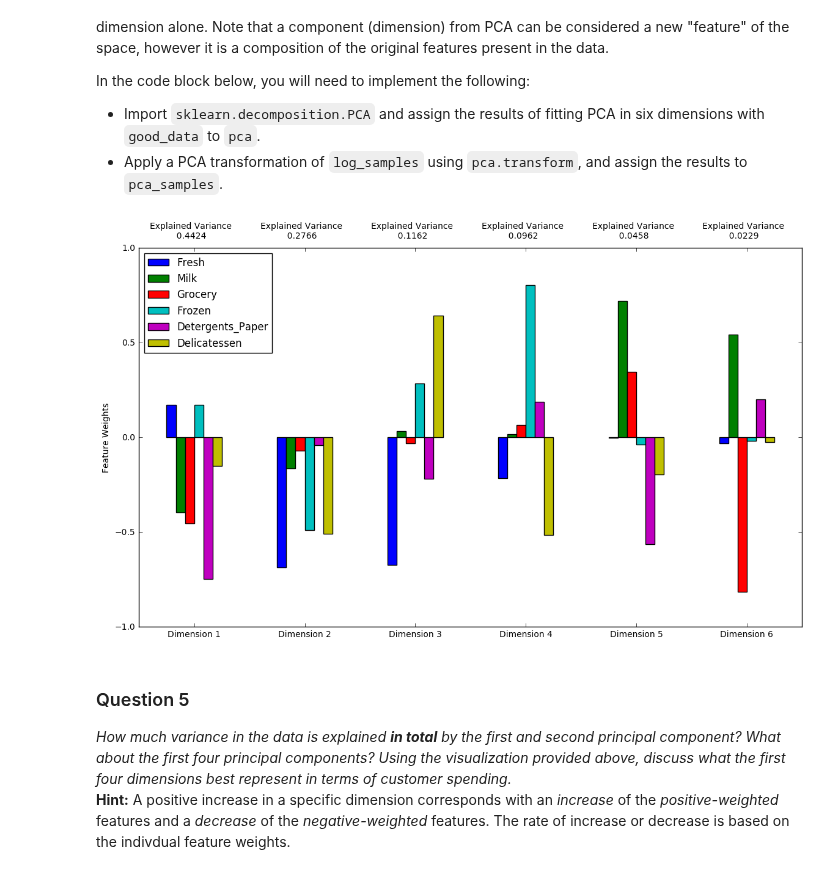
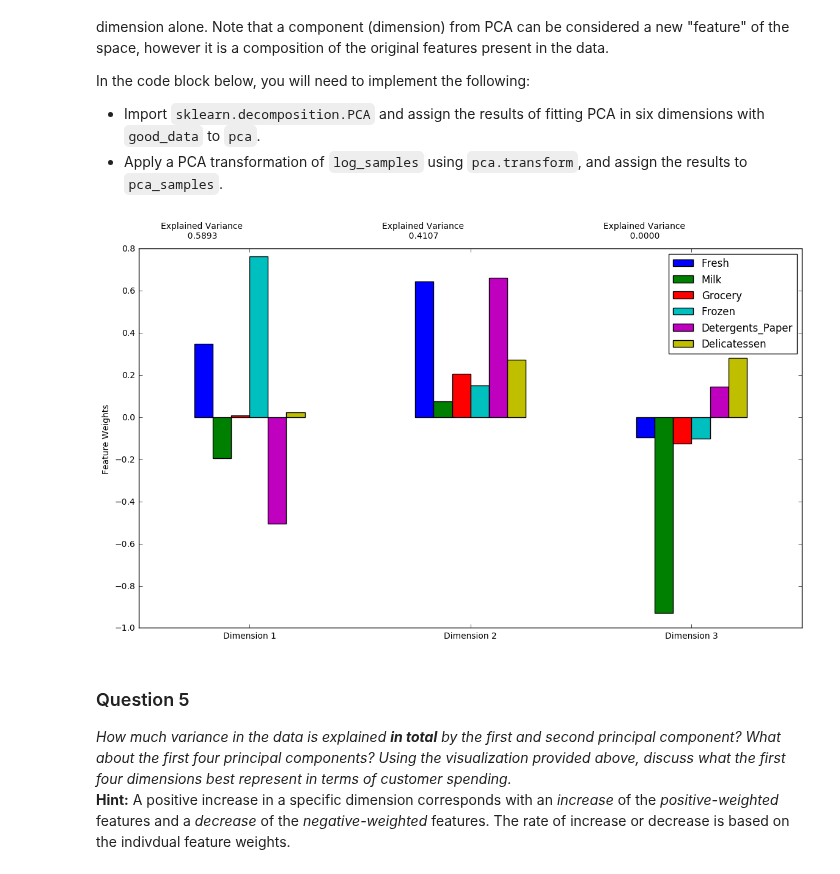
Before and after one commit to markdyousef/ML-Nanodegree, a Jupyter notebook: projects/customer_segments/customer_segments.ipynb, the cells around one changed output. Saved outputs shown, nothing was run; the diff lists cells and outputs as text; code cells hidden in the pictures.

Commit message:
changed to use sample data in pca implementation

```diff
--- a/projects/customer_segments/customer_segments.ipynb
+++ b/projects/customer_segments/customer_segments.ipynb
@@ -151,7 +151,7 @@ In the code block below, you will need to implement the following:
 log_data = np.log(data)
 
 # TODO: Scale the sample data using the natural logarithm
-log_samples = np.log(new_data)
+log_samples = np.log(samples)
 
 # Produce a scatter matrix for each pair of newly-transformed features
 pd.scatter_matrix(log_data, alpha = 0.3, figsize = (14,8), diagonal = 'kde');
@@ -266,15 +271,15 @@ In the code block below, you will need to implement the following:
 # %%
 from sklearn.decomposition import PCA
 # TODO: Apply PCA by fitting the good data with the same number of dimensions as features
 pca = PCA().fit(good_data)
 
 # # TODO: Transform log_samples using the PCA fit above
-# pca_samples = pca.transform(log_samples)
+pca_samples = pca.fit_transform(log_samples)
 
 # # Generate PCA results plot
 pca_results = vs.pca_results(good_data, pca)
 # %% [output]
-[figure, old version]
+[figure, new version]
 # %% [markdown]
 ### Question 5
 *How much variance in the data is explained* ***in total*** *by the first and second principal component? What about the first four principal components? Using the visualization provided above, discuss what the first four dimensions best represent in terms of customer spending.*
```
Also changed, not shown: parts of 3 cells of this notebook.
